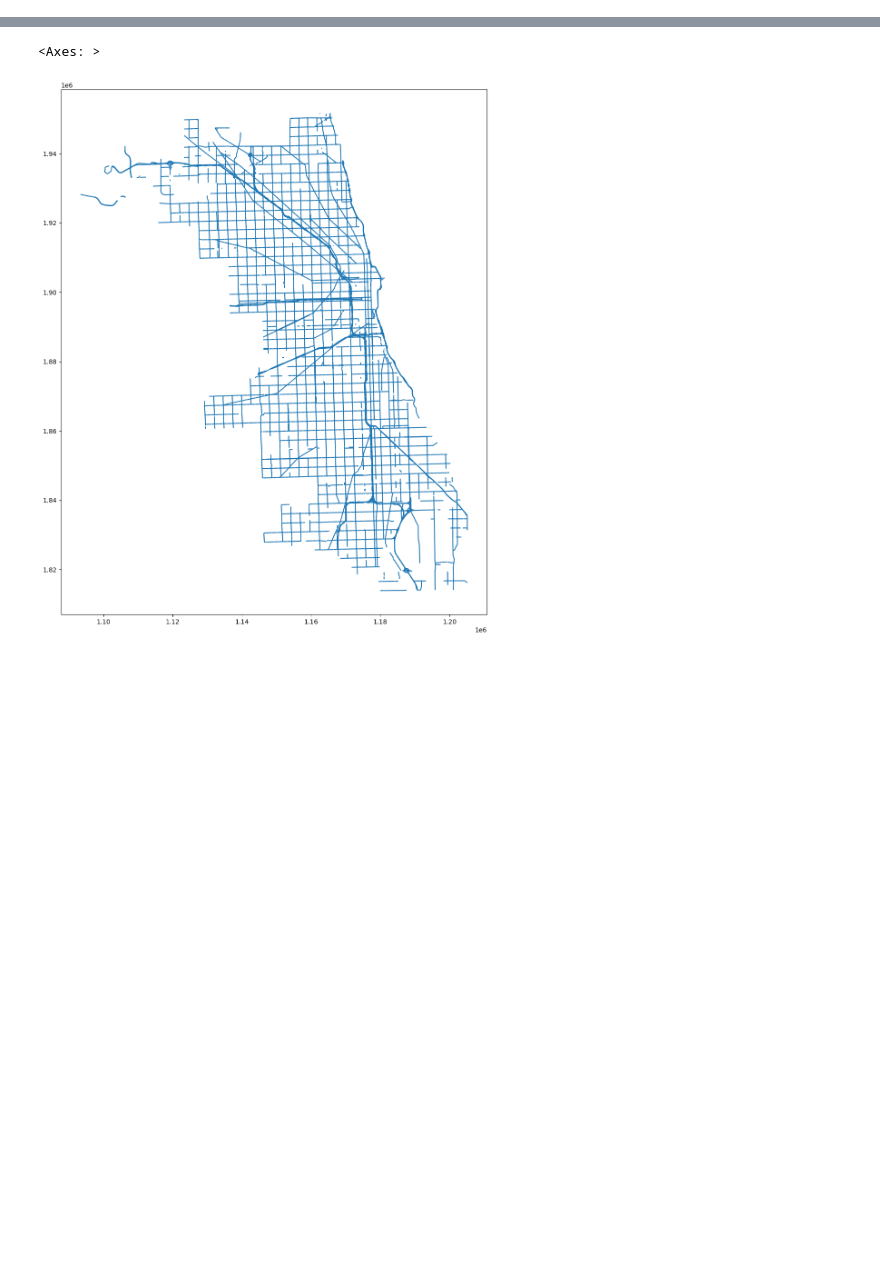
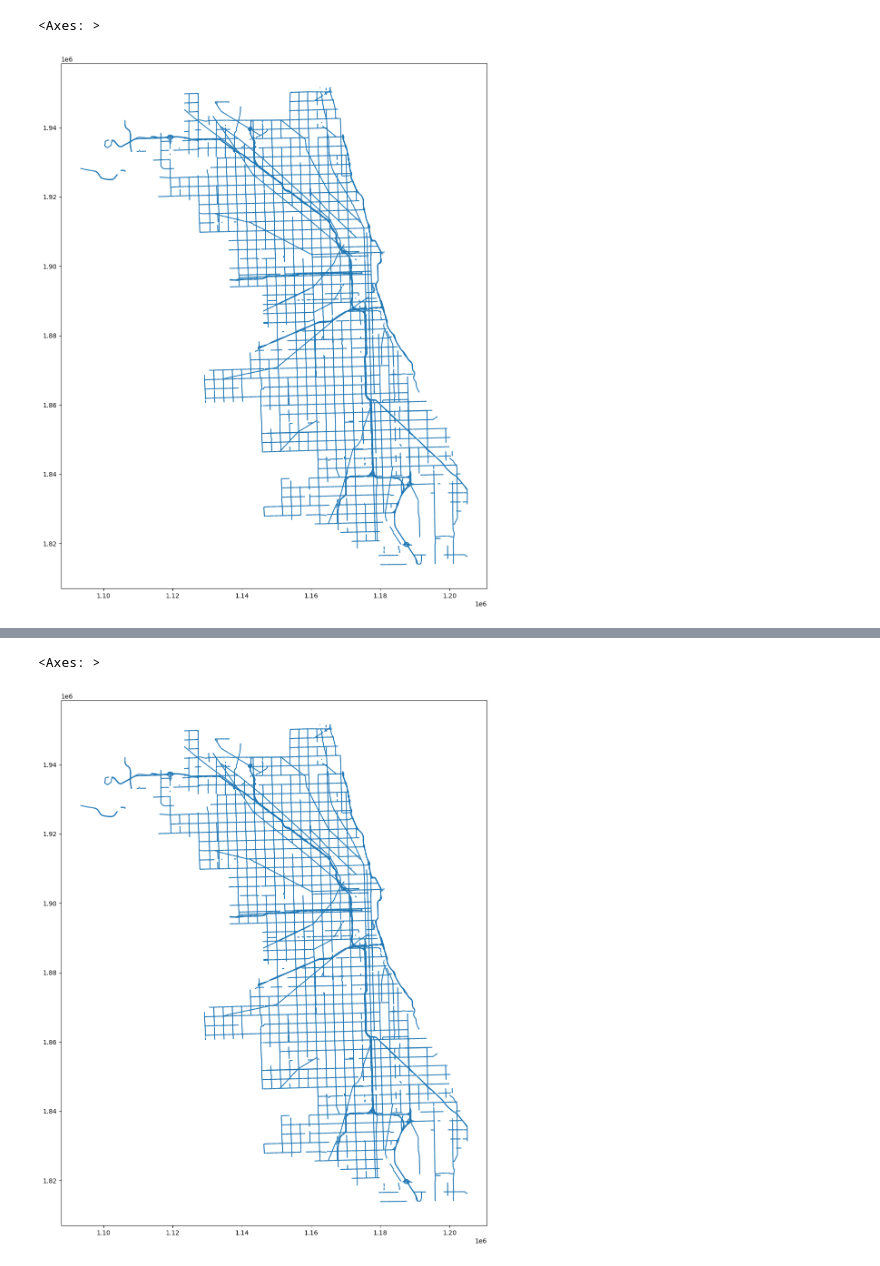
Before and after one commit to ritzba/chicago-crime-mental-health, a Jupyter notebook: code/02_Maps.ipynb, the cells around one changed output, grey strips where cells are left out. Cells and saved outputs as stored; diff of their text form; code cells hidden in the pictures; blank space fills up the shorter version.

```diff
--- a/code/02_Maps.ipynb
+++ b/code/02_Maps.ipynb
@@ -1,18 +1,21 @@
 # %%
 # pip install geopandas
 # pip install descartes
 
 ## installs should be one-time only
 
 import pandas as pd
 import matplotlib.pyplot as plt
 import descartes
 import geopandas as gpd
 from shapely.geometry import Point, Polygon
 
 # make sure all files from Major Streets are in same directory
 # will make this cleaner later on
-streets = gpd.read_file('./geo/Major_Streets.shp')
+streets = gpd.read_file('../geo/Major_Streets.shp')
 
 fig, ax = plt.subplots(figsize = (15,15))
 streets.plot(ax = ax)
+# %% [output]
+<Axes: >
+[figure, added]
```
Also changed, not shown: parts of 29 cells of this notebook, 17 other files.
